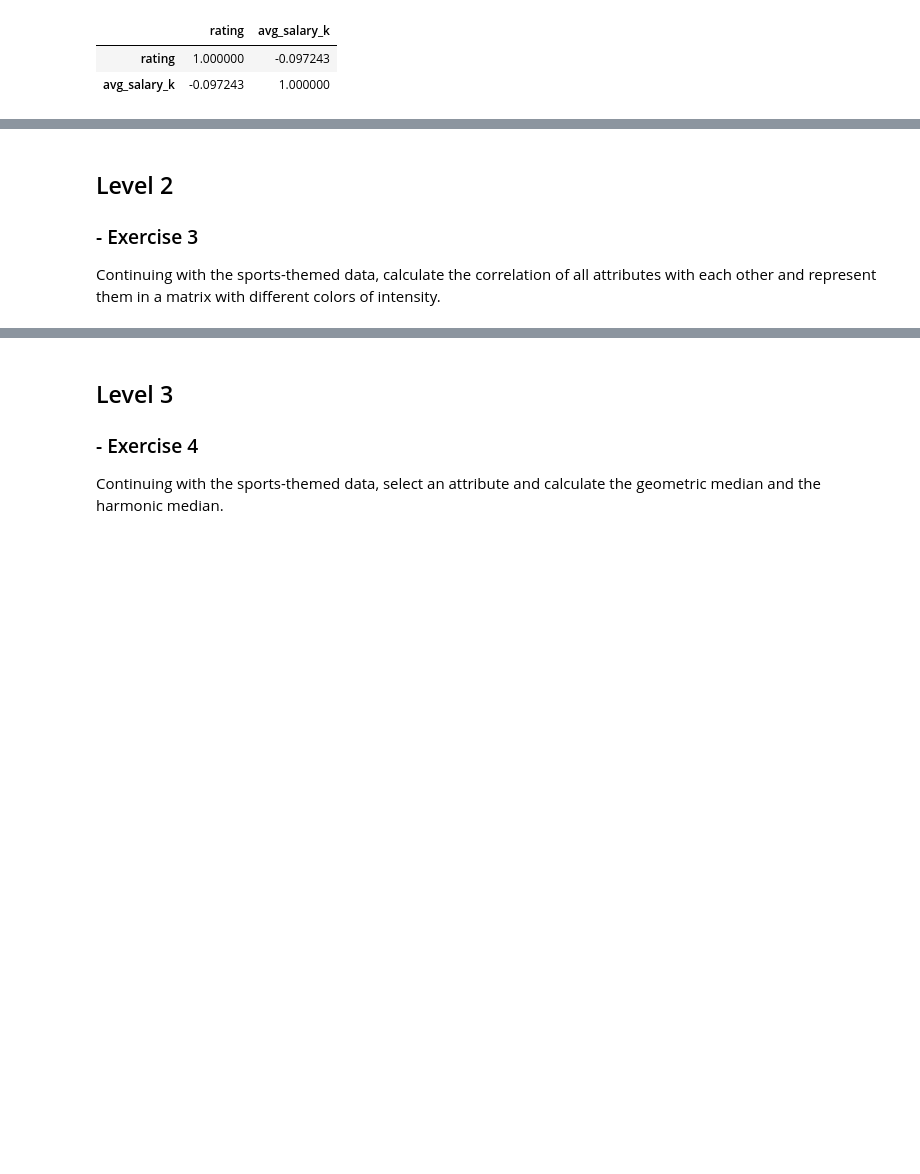
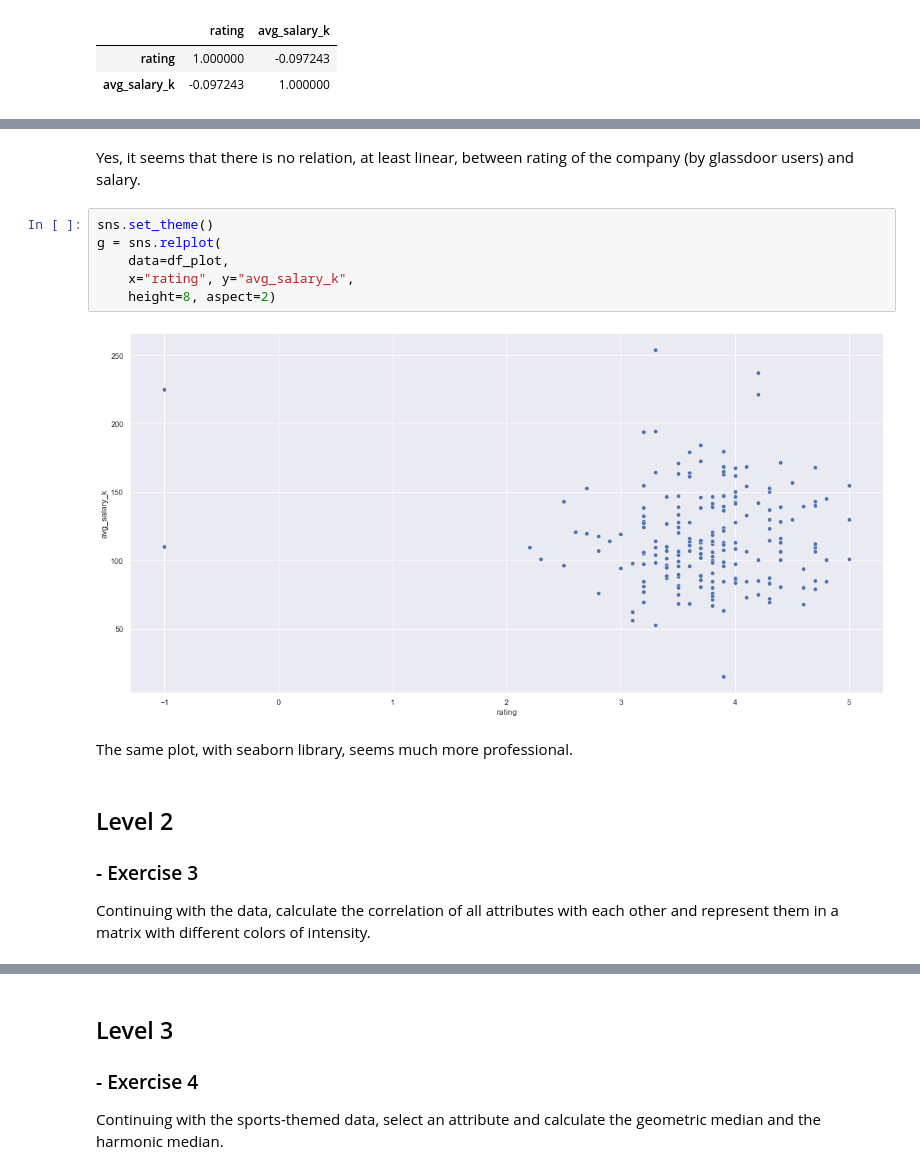
Before and after one commit to Javier-Alfonso-DS/S06_T01_Task_data_probabilities_and_statistics, a Jupyter notebook: S06_T01_Task_data_probabilities_and_statistics.ipynb, the cells around one changed output, grey strips where cells are left out. Cells and saved outputs as stored; diff of their text form; blank space fills up the shorter version.

```diff
--- a/S06_T01_Task_data_probabilities_and_statistics.ipynb
+++ b/S06_T01_Task_data_probabilities_and_statistics.ipynb
@@ -280,4 +296,16 @@ df[df.job_title_sim == 'data scientist'][['rating','avg_salary_k']].corr()
+# %% [markdown]
+Yes, it seems that there is no relation, at least linear, between rating of the company (by glassdoor users) and salary.
+# %%
+sns.set_theme()
+g = sns.relplot(
+    data=df_plot,
+    x="rating", y="avg_salary_k",
+    height=8, aspect=2)
+# %% [output]
+[figure, added]
+# %% [markdown]
+The same plot, with seaborn library, seems much more professional.
 # %% [markdown]
 ## Level 2
 ### - Exercise 3
-Continuing with the sports-themed data, calculate the correlation of all attributes with each other and represent them in a matrix with different colors of intensity.
+Continuing with the data, calculate the correlation of all attributes with each other and represent them in a matrix with different colors of intensity.
```
Also changed, not shown: parts of 8 cells of this notebook, 2 other files.
